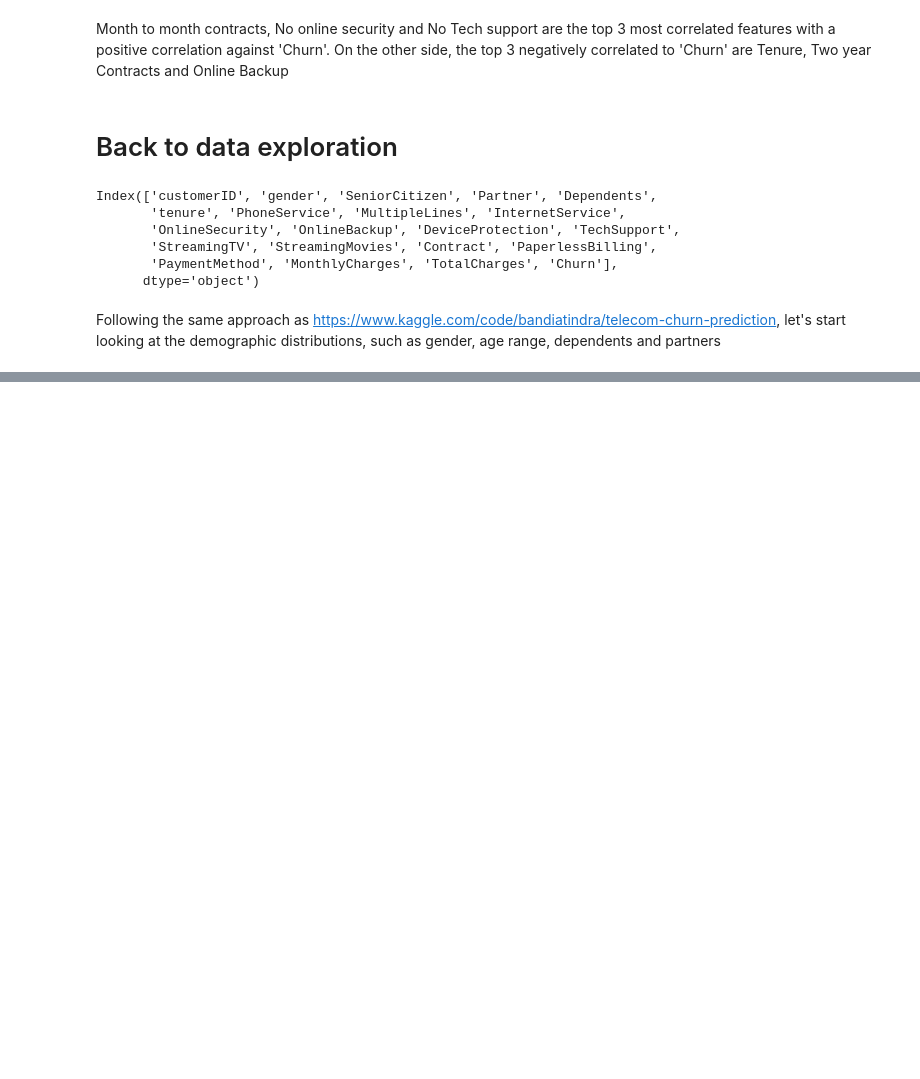
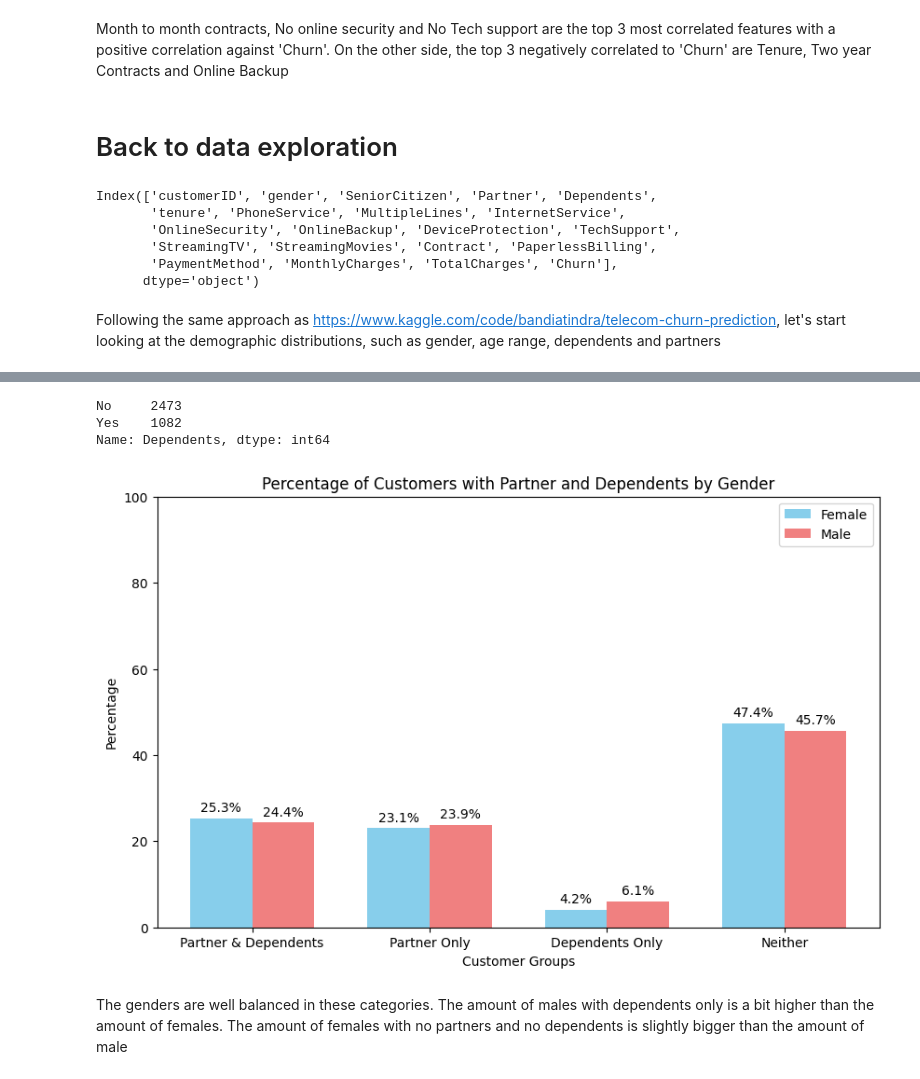
Before and after one commit to emonteiro27/customer_churn, a Jupyter notebook: customer_churn.ipynb, the cells around one changed output, grey strips where cells are left out. Saved outputs shown, nothing was run; the diff lists cells and outputs as text; code cells hidden in the pictures; blank space fills up the shorter version.

```diff
--- a/customer_churn.ipynb
+++ b/customer_churn.ipynb
@@ -281,0 +342,68 @@ plt.show()
+# %%
+df[df['gender']=='Male']['Dependents'].value_counts()
+# %% [output]
+No     2473
+Yes    1082
+Name: Dependents, dtype: int64
+# %%
+df_female = df[df['gender'] == 'Female']
+df_male = df[df['gender'] == 'Male']
+
+# Function to calculate the percentages
+def calculate_percentages(data):
+    """Function to calculate the percentages"""
+    total_customers = len(data)
+    partner_dependents = len(data[(data['Partner'] == 'Yes') & (data['Dependents'] == 'Yes')])
+    partner_only = len(data[(data['Partner'] == 'Yes') & (data['Dependents'] == 'No')])
+    dependents_only = len(data[(data['Partner'] == 'No') & (data['Dependents'] == 'Yes')])
+    neither = len(data[(data['Partner'] == 'No') & (data['Dependents'] == 'No')])
+
+    partner_dependents_percent = partner_dependents / total_customers * 100
+    partner_only_percent = partner_only / total_customers * 100
+    dependents_only_percent = dependents_only / total_customers * 100
+    neither_percent = neither / total_customers * 100
+
+    return [partner_dependents_percent, partner_only_percent, dependents_only_percent, neither_percent]
+
+# Calculate percentages for each gender
+female_percentages = calculate_percentages(df_female)
+male_percentages = calculate_percentages(df_male)
+
+# Plot the stacked bar chart
+labels = ['Partner & Dependents', 'Partner Only', 'Dependents Only', 'Neither']
+
+plt.figure(figsize=(10, 6))
+width = 0.35
+x = range(len(labels))
+
+# Plot Female data
+plt.bar(x, female_percentages, width, label='Female', color='skyblue')
+
+# Plot Male data beside Female data
+plt.bar([i + width for i in x], male_percentages, width, label='Male', color='lightcoral')
+
+plt.ylim(top=100)
+plt.xlabel('Customer Groups')
+plt.ylabel('Percentage')
+plt.title('Percentage of Customers with Partner and Dependents by Gender')
+plt.xticks([i + width/2 for i in x], labels)
+plt.legend()
+
+# Annotate the bars with percentages
+for i, percentage in enumerate(female_percentages):
+    plt.annotate(f'{percentage:.1f}%', xy=(i, percentage),
+                 xytext=(0, 3),  # 3 points vertical offset
+                 textcoords='offset points',
+                 ha='center', va='bottom')
+
+for i, percentage in enumerate(male_percentages):
+    plt.annotate(f'{percentage:.1f}%', xy=(i + width, percentage),
+                 xytext=(0, 3),  # 3 points vertical offset
+                 textcoords='offset points',
+                 ha='center', va='bottom')
+
+plt.show()
+# %% [output]
+[figure, added]
+# %% [markdown]
+The genders are well balanced in these categories. The amount of males with dependents only is a bit higher than the amount of females. The amount of females with no partners and no dependents is slightly bigger than the amount of male
```
Also changed, not shown: parts of 7 cells of this notebook.
